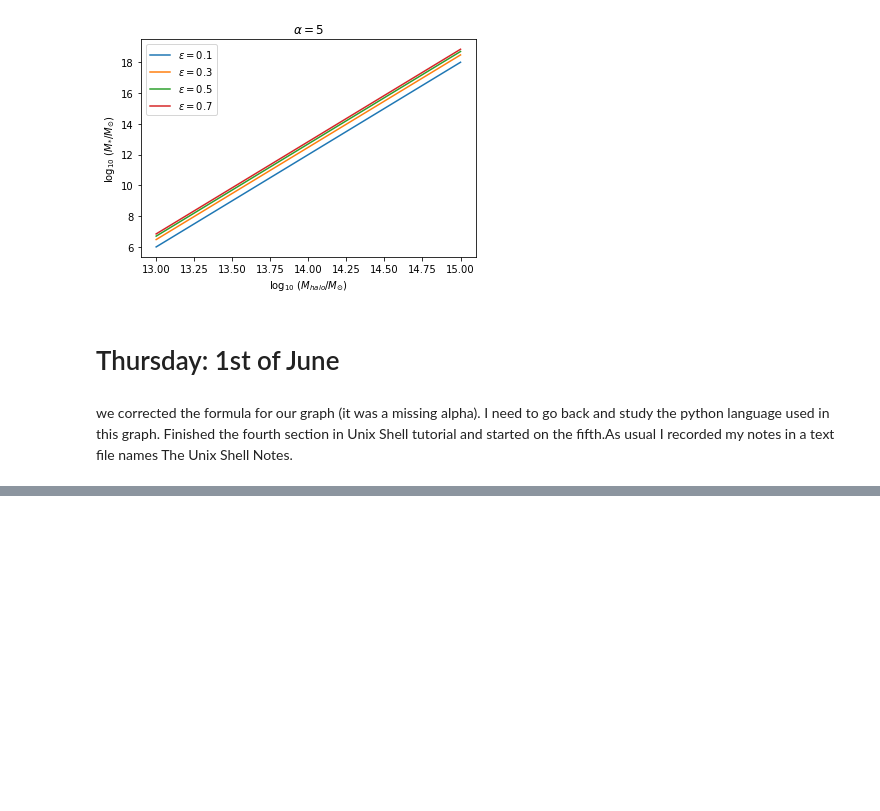
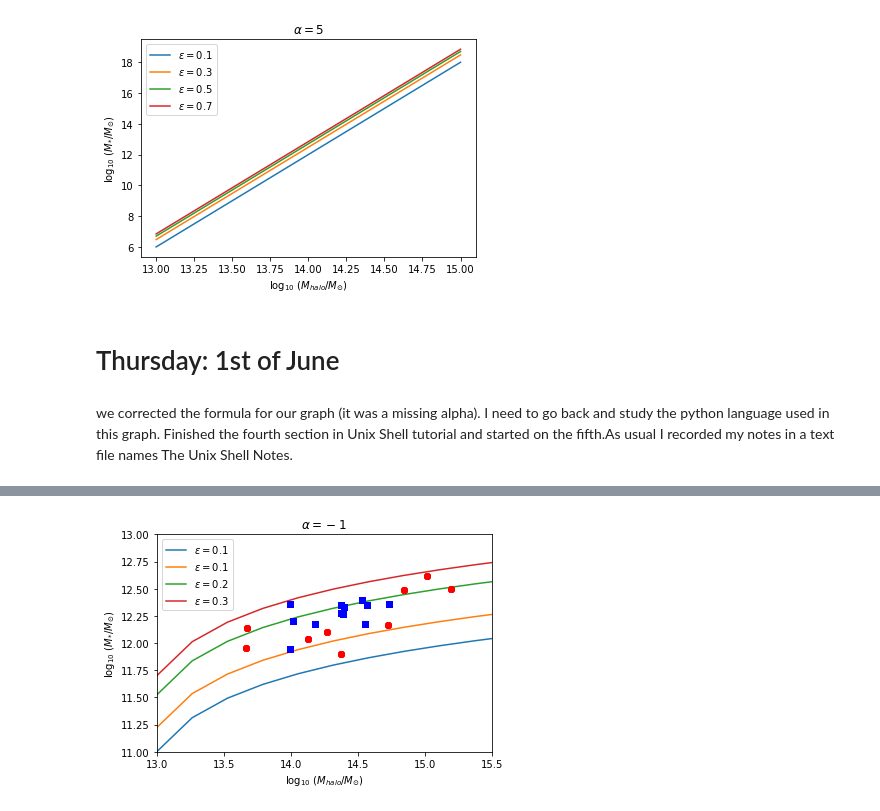
Before and after one commit to moustakas/siena-astrophysics, a Jupyter notebook: summer2017/ghadeer/jojoS2017.ipynb, the cells around one changed output, grey strips where cells are left out. Saved outputs shown, nothing was run; the diff lists cells and outputs as text; code cells hidden in the pictures; blank space fills up the shorter version.

```diff
--- a/summer2017/ghadeer/jojoS2017.ipynb
+++ b/summer2017/ghadeer/jojoS2017.ipynb
@@ -439,0 +452,4 @@ Finished the fourth section in Unix Shell tutorial and started on the fifth.As u
+# %%
+def getMstar(logMhalo, mFgas, epsilon0=0.1, alpha=1.0, Mscale=1E14):
+    logMstar = np.log10(mFgas) + np.log10(epsilon0) - np.log10(Mscale)*alpha + (alpha + 1) * logMhalo
+    return logMstar
@@ -439,0 +458,28 @@ Finished the fourth section in Unix Shell tutorial and started on the fifth.As u
+# %%
+M500_K = (np.array([15.6, 10.3, 7, 5.34, 2.35, 1.86, 1.34, 0.46, 0.47])*1e14)
+MBCG_K = (np.array([3.12, 4.14, 3.06, 1.47, 0.79, 1.26, 1.09, 0.91, 1.38])*1e12)
+
+# Gonzalez paper table 2 columns 4(where we will take the luminosity and multiply it by Υ*=2.65) and 7
+
+M500_G = (np.array([2.35, 5.37, 0.99, 3.6, 3.73, 1.03, 0.99, 3.37, 2.36, 2.51, 2.47, 1.51])*1e14)
+LBCG_ICL_G = (np.array([0.84, 0.87, 0.33, 0.57, 0.85, 0.60, 0.86, 0.93, 0.71, 0.81, 0.7, 0.57])*2.65*1e12)
+# %%
+# Choose a range of epsilon0 values.
+epsilon0 = np.array([0.06,.1,.2,.3])
+# %%
+def efficiency_plot(logMhalo, epsilon0_grid, alpha):
+    fig, ax = plt.subplots()
+    for ee in epsilon0:
+        ax.plot(logMhalo, getMstar(logMhalo,mFgas, epsilon0=ee, alpha=alpha), label=r'$\epsilon = {:.1f}$'.format(ee))
+        ax.plot(np.log10(M500_K), np.log10(MBCG_K),'ro')
+        ax.plot(np.log10(M500_G), np.log10(LBCG_ICL_G),'bs')
+    ax.legend(loc='upper left')
+    ax.set_xlabel(r'$\log_{10}\ (M_{halo} / M_{\odot})$')
+    ax.set_ylabel(r'$\log_{10}\ (M_{*} / M_{\odot})$')
+    ax.set_xlim(13, 15.5)
+    ax.set_ylim(11, 13)
+    ax.set_title(r'$\alpha = {:g}$'.format(alpha))
+# %%
+efficiency_plot(logMhalo, epsilon0, alpha=-1)
+# %% [output]
+[figure, added]
```
Also changed, not shown: parts of 14 cells of this notebook.
